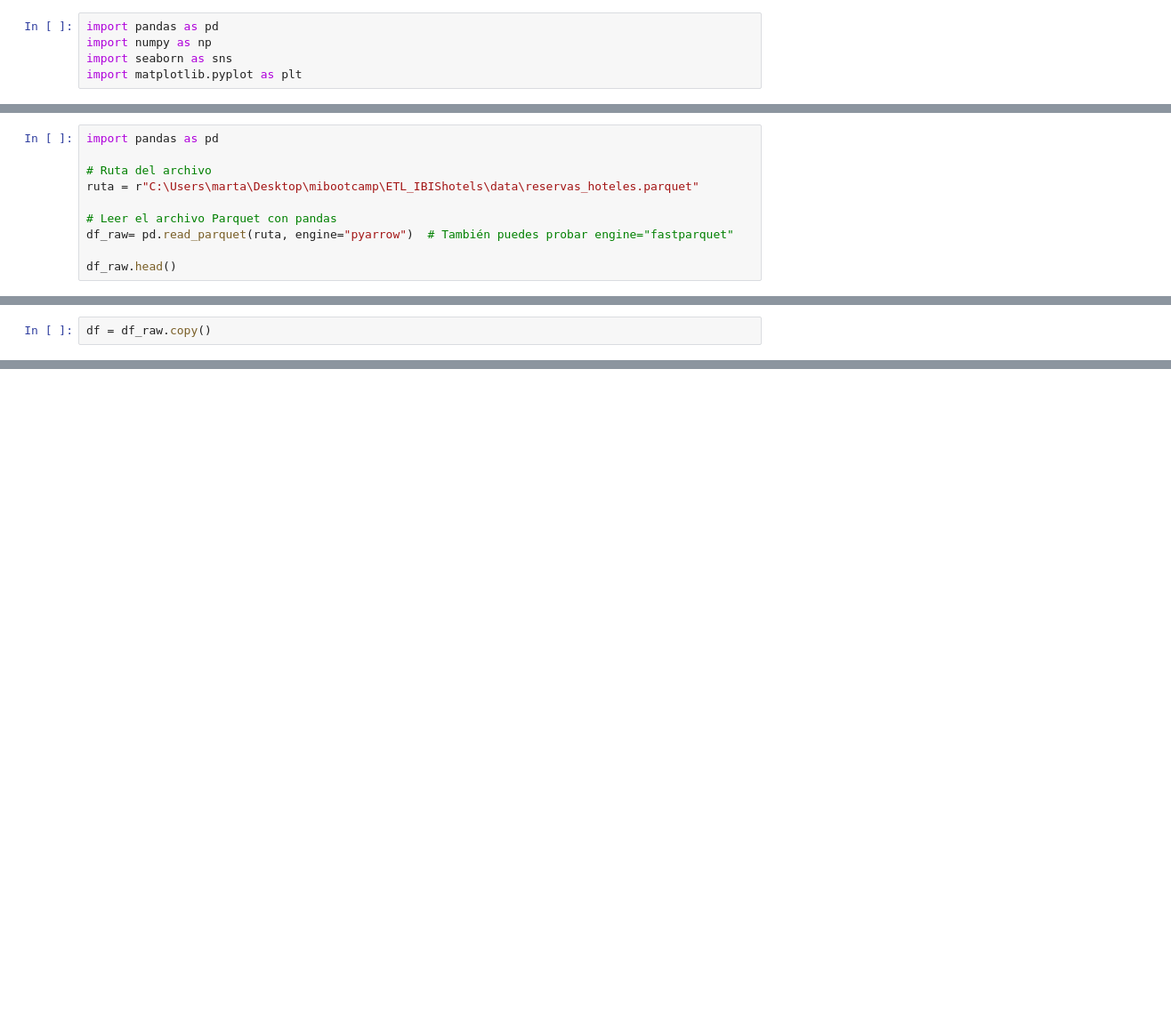
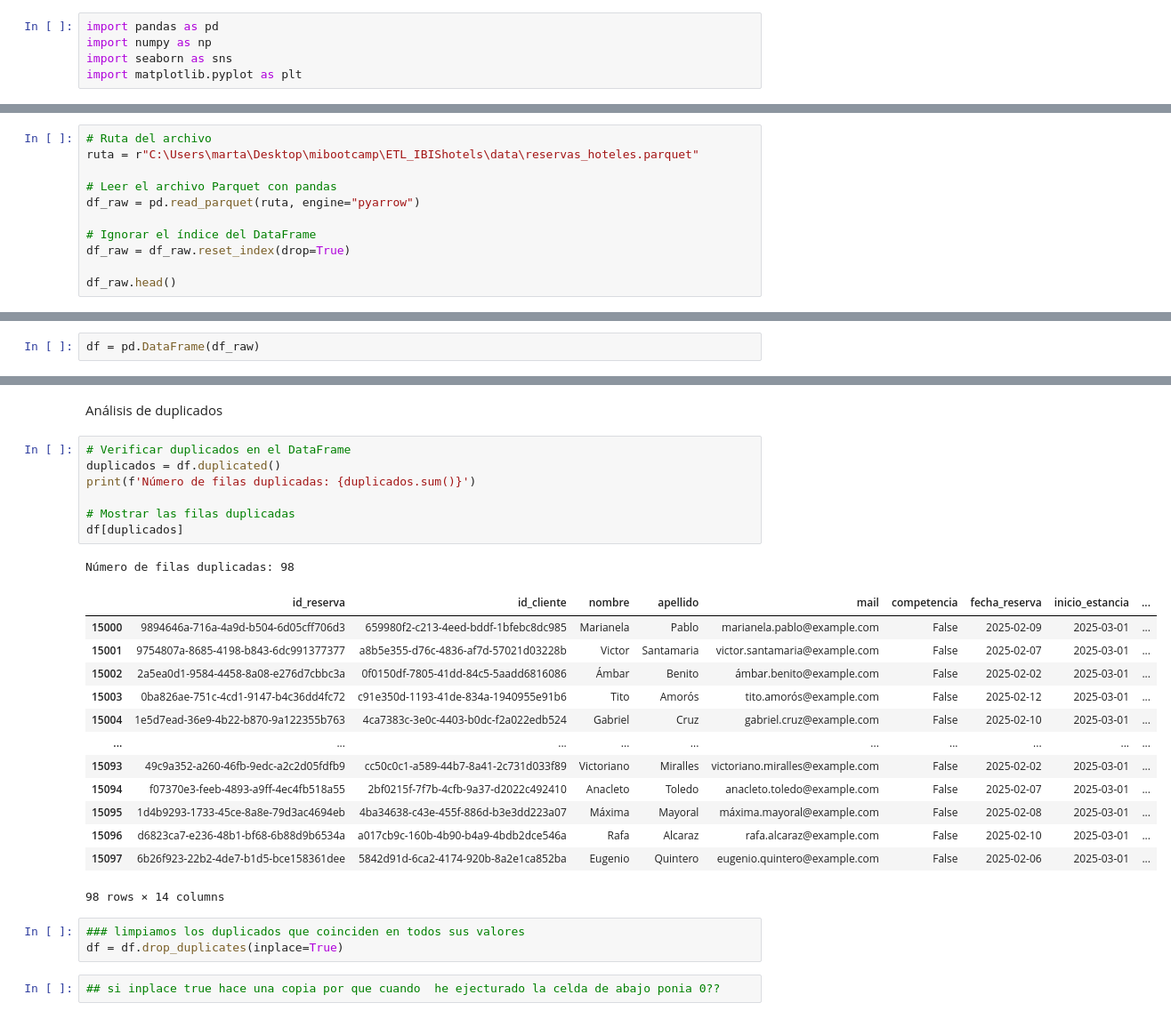
Before and after one commit to marta-ba/ETL_IBIShotels, a Jupyter notebook: jupyters/eda.ipynb, the cells around one changed output, grey strips where cells are left out. Shown at 89% size. Drawn from its saved outputs; the diff is of its cells as text; blank space fills up the shorter version.

```diff
--- a/jupyters/eda.ipynb
+++ b/jupyters/eda.ipynb
@@ -8,10 +8,11 @@ import matplotlib.pyplot as plt
 # %%
-import pandas as pd
-
 # Ruta del archivo
 ruta = r"C:\Users\marta\Desktop\mibootcamp\ETL_IBIShotels\data\reservas_hoteles.parquet"
 
 # Leer el archivo Parquet con pandas
-df_raw= pd.read_parquet(ruta, engine="pyarrow")  # También puedes probar engine="fastparquet"
+df_raw = pd.read_parquet(ruta, engine="pyarrow")
+
+# Ignorar el índice del DataFrame
+df_raw = df_raw.reset_index(drop=True)
 
 df_raw.head()
@@ -21,3 +170,3 @@ df.head()
 # %%
-df = df_raw.copy()
+df = pd.DataFrame(df_raw)
 # %%
@@ -48,0 +196,29 @@ memory usage: 1.5+ MB
+# %% [markdown]
+Análisis de duplicados
+# %%
+# Verificar duplicados en el DataFrame
+duplicados = df.duplicated()
+print(f'Número de filas duplicadas: {duplicados.sum()}')
+
+# Mostrar las filas duplicadas
+df[duplicados]
+# %% [output]
+Número de filas duplicadas: 98
+|  | id_reserva | id_cliente | nombre | apellido | mail | competencia | fecha_reserva | inicio_estancia | ... |
+| 15000 | 9894646a-716a-4a9d-b504-6d05cff706d3 | 659980f2-c213-4eed-bddf-1bfebc8dc985 | Marianela | Pablo | marianela.pablo@example.com | False | 2025-02-09 | 2025-03-01 | ... |
+| 15001 | 9754807a-8685-4198-b843-6dc991377377 | a8b5e355-d76c-4836-af7d-57021d03228b | Victor | Santamaria | victor.santamaria@example.com | False | 2025-02-07 | 2025-03-01 | ... |
+| 15002 | 2a5ea0d1-9584-4458-8a08-e276d7cbbc3a | 0f0150df-7805-41dd-84c5-5aadd6816086 | Ámbar | Benito | ámbar.benito@example.com | False | 2025-02-02 | 2025-03-01 | ... |
+| 15003 | 0ba826ae-751c-4cd1-9147-b4c36dd4fc72 | c91e350d-1193-41de-834a-1940955e91b6 | Tito | Amorós | tito.amorós@example.com | False | 2025-02-12 | 2025-03-01 | ... |
+| 15004 | 1e5d7ead-36e9-4b22-b870-9a122355b763 | 4ca7383c-3e0c-4403-b0dc-f2a022edb524 | Gabriel | Cruz | gabriel.cruz@example.com | False | 2025-02-10 | 2025-03-01 | ... |
+| ... | ... | ... | ... | ... | ... | ... | ... | ... | ... |
+| 15093 | 49c9a352-a260-46fb-9edc-a2c2d05fdfb9 | cc50c0c1-a589-44b7-8a41-2c731d033f89 | Victoriano | Miralles | victoriano.miralles@example.com | False | 2025-02-02 | 2025-03-01 | ... |
+| 15094 | f07370e3-feeb-4893-a9ff-4ec4fb518a55 | 2bf0215f-7f7b-4cfb-9a37-d2022c492410 | Anacleto | Toledo | anacleto.toledo@example.com | False | 2025-02-07 | 2025-03-01 | ... |
+| 15095 | 1d4b9293-1733-45ce-8a8e-79d3ac4694eb | 4ba34638-c43e-455f-886d-b3e3dd223a07 | Máxima | Mayoral | máxima.mayoral@example.com | False | 2025-02-08 | 2025-03-01 | ... |
+| 15096 | d6823ca7-e236-48b1-bf68-6b88d9b6534a | a017cb9c-160b-4b90-b4a9-4bdb2dce546a | Rafa | Alcaraz | rafa.alcaraz@example.com | False | 2025-02-10 | 2025-03-01 | ... |
+| 15097 | 6b26f923-22b2-4de7-b1d5-bce158361dee | 5842d91d-6ca2-4174-920b-8a2e1ca852ba | Eugenio | Quintero | eugenio.quintero@example.com | False | 2025-02-06 | 2025-03-01 | ... |
+98 rows × 14 columns
+# %%
+### limpiamos los duplicados que coinciden en todos sus valores
+df = df.drop_duplicates(inplace=True)
+# %%
+## si inplace true hace una copia por que cuando  he ejecturado la celda de abajo ponia 0??
```
Also changed, not shown: parts of 23 cells of this notebook, 1 other file.
